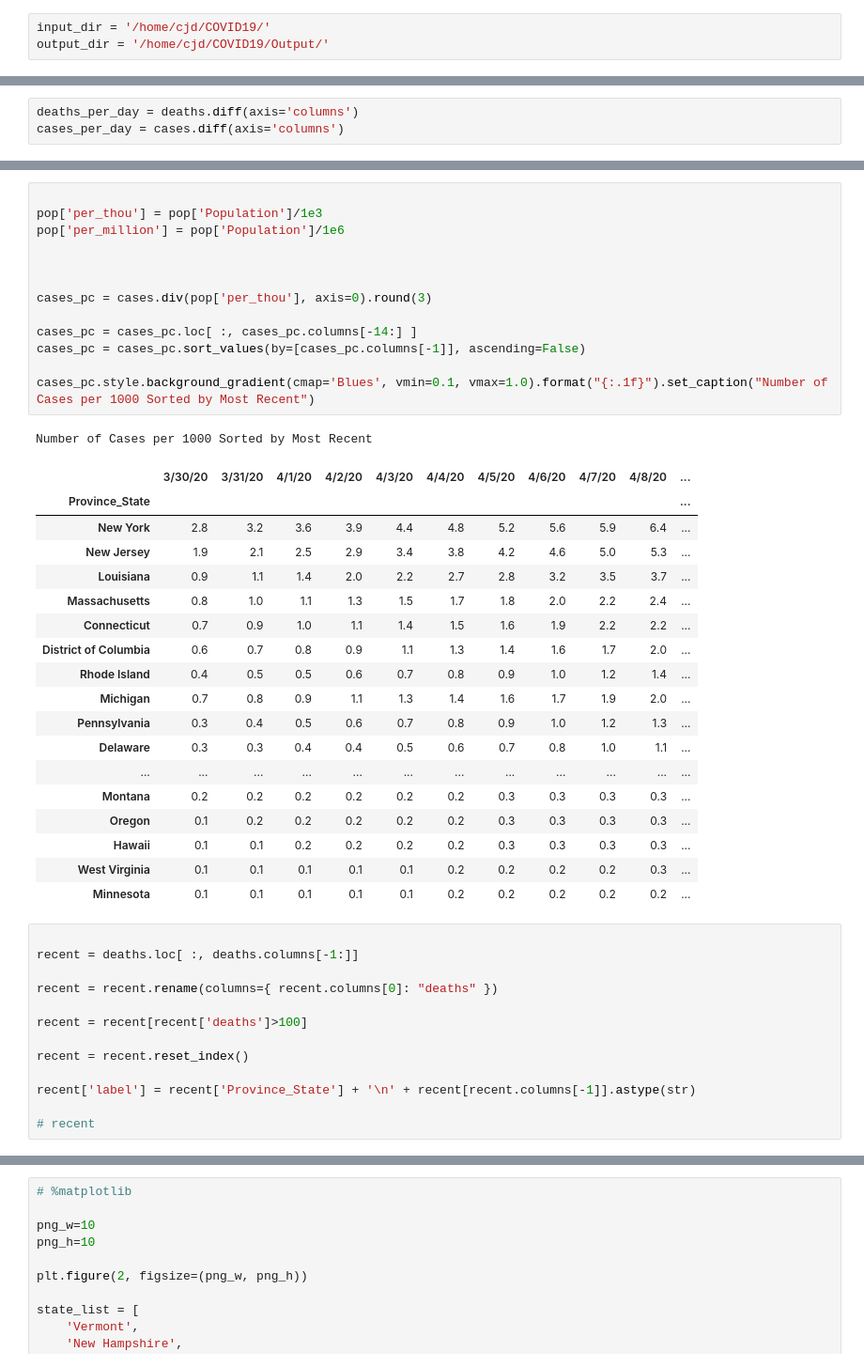
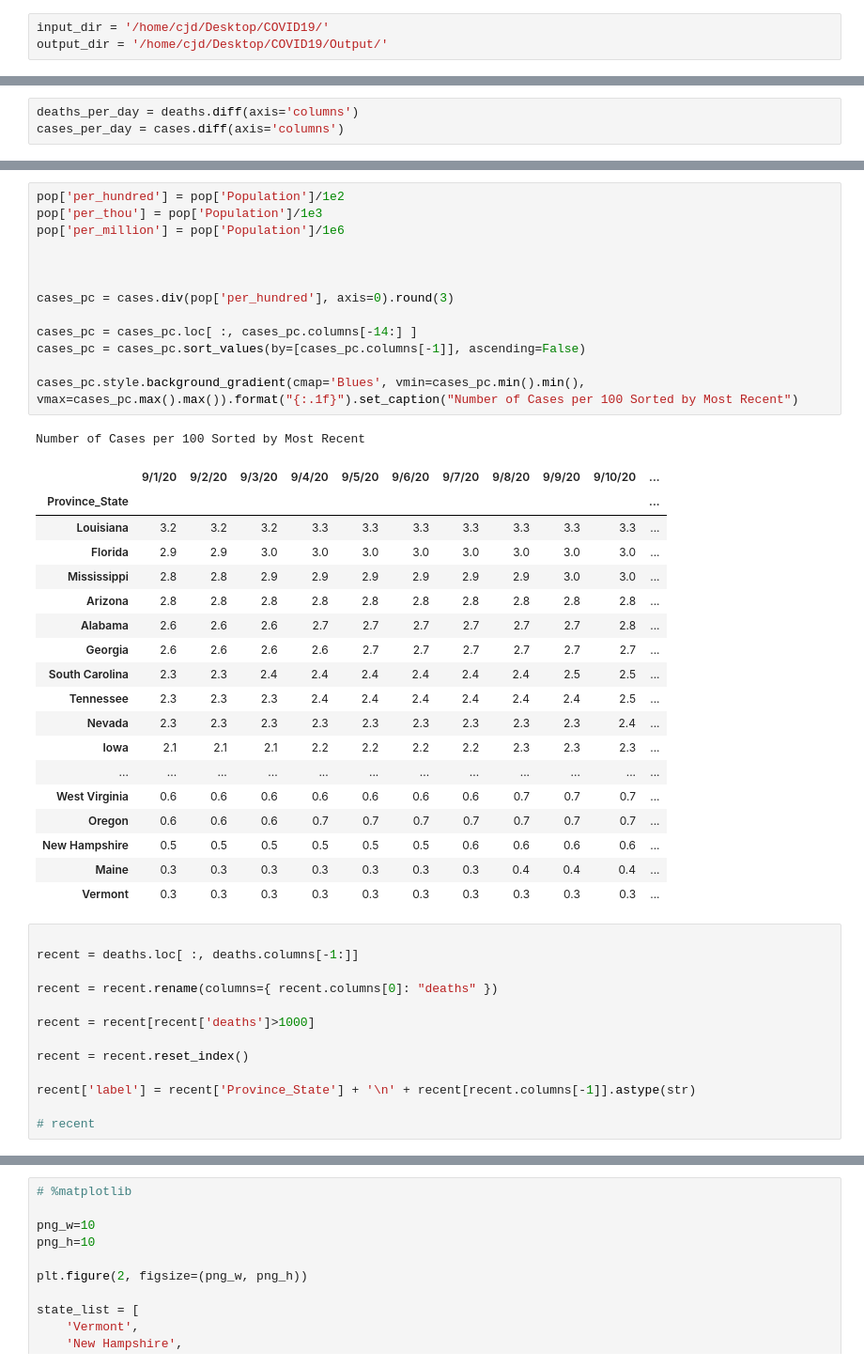
Before and after one commit to caseyjamesdavis/covid19-numbers, a Jupyter notebook: covid 19 numbers US.ipynb, the cells around one changed output, grey strips where cells are left out. Shown: that part at 94% size. Cells and saved outputs as stored; diff of their text form.

```diff
--- a/covid 19 numbers US.ipynb
+++ b/covid 19 numbers US.ipynb
@@ -14,8 +14,8 @@ import squarify
 # from IPython.core.display import display, HTML
 # display(HTML("<style>.container { width:100% !important; }</style>"))
 # %%
-input_dir = '/home/cjd/COVID19/'
-output_dir = '/home/cjd/COVID19/Output/'
+input_dir = '/home/cjd/Desktop/COVID19/'
+output_dir = '/home/cjd/Desktop/COVID19/Output/'
 # %%
 !rm $input_dir/*.csv
 
@@ -203,43 +202,43 @@ Doubling Times for Deaths in [days] Sorted by Most Recent
 # %%
-
+pop['per_hundred'] = pop['Population']/1e2
 pop['per_thou'] = pop['Population']/1e3
 pop['per_million'] = pop['Population']/1e6
 
 
 
-cases_pc = cases.div(pop['per_thou'], axis=0).round(3)
+cases_pc = cases.div(pop['per_hundred'], axis=0).round(3)
 
 cases_pc = cases_pc.loc[ :, cases_pc.columns[-14:] ]
 cases_pc = cases_pc.sort_values(by=[cases_pc.columns[-1]], ascending=False)
 
-cases_pc.style.background_gradient(cmap='Blues', vmin=0.1, vmax=1.0).format("{:.1f}").set_caption("Number of Cases per 1000 Sorted by Most Recent")
+cases_pc.style.background_gradient(cmap='Blues', vmin=cases_pc.min().min(), vmax=cases_pc.max().max()).format("{:.1f}").set_caption("Number of Cases per 100 Sorted by Most Recent")
 # %% [output]
-Number of Cases per 1000 Sorted by Most Recent
+Number of Cases per 100 Sorted by Most Recent
-|  | 3/30/20 | 3/31/20 | 4/1/20 | 4/2/20 | 4/3/20 | 4/4/20 | 4/5/20 | 4/6/20 | 4/7/20 | 4/8/20 | ... |
+|  | 9/1/20 | 9/2/20 | 9/3/20 | 9/4/20 | 9/5/20 | 9/6/20 | 9/7/20 | 9/8/20 | 9/9/20 | 9/10/20 | ... |
 | Province_State |  |  |  |  |  |  |  |  |  |  | ... |
-| New York | 2.8 | 3.2 | 3.6 | 3.9 | 4.4 | 4.8 | 5.2 | 5.6 | 5.9 | 6.4 | ... |
-| New Jersey | 1.9 | 2.1 | 2.5 | 2.9 | 3.4 | 3.8 | 4.2 | 4.6 | 5.0 | 5.3 | ... |
-| Louisiana | 0.9 | 1.1 | 1.4 | 2.0 | 2.2 | 2.7 | 2.8 | 3.2 | 3.5 | 3.7 | ... |
-| Massachusetts | 0.8 | 1.0 | 1.1 | 1.3 | 1.5 | 1.7 | 1.8 | 2.0 | 2.2 | 2.4 | ... |
-| Connecticut | 0.7 | 0.9 | 1.0 | 1.1 | 1.4 | 1.5 | 1.6 | 1.9 | 2.2 | 2.2 | ... |
-| District of Columbia | 0.6 | 0.7 | 0.8 | 0.9 | 1.1 | 1.3 | 1.4 | 1.6 | 1.7 | 2.0 | ... |
-| Rhode Island | 0.4 | 0.5 | 0.5 | 0.6 | 0.7 | 0.8 | 0.9 | 1.0 | 1.2 | 1.4 | ... |
-| Michigan | 0.7 | 0.8 | 0.9 | 1.1 | 1.3 | 1.4 | 1.6 | 1.7 | 1.9 | 2.0 | ... |
-| Pennsylvania | 0.3 | 0.4 | 0.5 | 0.6 | 0.7 | 0.8 | 0.9 | 1.0 | 1.2 | 1.3 | ... |
-| Delaware | 0.3 | 0.3 | 0.4 | 0.4 | 0.5 | 0.6 | 0.7 | 0.8 | 1.0 | 1.1 | ... |
+| Louisiana | 3.2 | 3.2 | 3.2 | 3.3 | 3.3 | 3.3 | 3.3 | 3.3 | 3.3 | 3.3 | ... |
+| Florida | 2.9 | 2.9 | 3.0 | 3.0 | 3.0 | 3.0 | 3.0 | 3.0 | 3.0 | 3.0 | ... |
+| Mississippi | 2.8 | 2.8 | 2.9 | 2.9 | 2.9 | 2.9 | 2.9 | 2.9 | 3.0 | 3.0 | ... |
+| Arizona | 2.8 | 2.8 | 2.8 | 2.8 | 2.8 | 2.8 | 2.8 | 2.8 | 2.8 | 2.8 | ... |
+| Alabama | 2.6 | 2.6 | 2.6 | 2.7 | 2.7 | 2.7 | 2.7 | 2.7 | 2.7 | 2.8 | ... |
+| Georgia | 2.6 | 2.6 | 2.6 | 2.6 | 2.7 | 2.7 | 2.7 | 2.7 | 2.7 | 2.7 | ... |
+| South Carolina | 2.3 | 2.3 | 2.4 | 2.4 | 2.4 | 2.4 | 2.4 | 2.4 | 2.5 | 2.5 | ... |
+| Tennessee | 2.3 | 2.3 | 2.3 | 2.4 | 2.4 | 2.4 | 2.4 | 2.4 | 2.4 | 2.5 | ... |
+| Nevada | 2.3 | 2.3 | 2.3 | 2.3 | 2.3 | 2.3 | 2.3 | 2.3 | 2.3 | 2.4 | ... |
+| Iowa | 2.1 | 2.1 | 2.1 | 2.2 | 2.2 | 2.2 | 2.2 | 2.3 | 2.3 | 2.3 | ... |
 | ... | ... | ... | ... | ... | ... | ... | ... | ... | ... | ... | ... |
-| Montana | 0.2 | 0.2 | 0.2 | 0.2 | 0.2 | 0.2 | 0.3 | 0.3 | 0.3 | 0.3 | ... |
-| Oregon | 0.1 | 0.2 | 0.2 | 0.2 | 0.2 | 0.2 | 0.3 | 0.3 | 0.3 | 0.3 | ... |
-| Hawaii | 0.1 | 0.1 | 0.2 | 0.2 | 0.2 | 0.2 | 0.3 | 0.3 | 0.3 | 0.3 | ... |
-| West Virginia | 0.1 | 0.1 | 0.1 | 0.1 | 0.1 | 0.2 | 0.2 | 0.2 | 0.2 | 0.3 | ... |
-| Minnesota | 0.1 | 0.1 | 0.1 | 0.1 | 0.1 | 0.2 | 0.2 | 0.2 | 0.2 | 0.2 | ... |
+| West Virginia | 0.6 | 0.6 | 0.6 | 0.6 | 0.6 | 0.6 | 0.6 | 0.7 | 0.7 | 0.7 | ... |
+| Oregon | 0.6 | 0.6 | 0.6 | 0.7 | 0.7 | 0.7 | 0.7 | 0.7 | 0.7 | 0.7 | ... |
+| New Hampshire | 0.5 | 0.5 | 0.5 | 0.5 | 0.5 | 0.5 | 0.6 | 0.6 | 0.6 | 0.6 | ... |
+| Maine | 0.3 | 0.3 | 0.3 | 0.3 | 0.3 | 0.3 | 0.3 | 0.4 | 0.4 | 0.4 | ... |
+| Vermont | 0.3 | 0.3 | 0.3 | 0.3 | 0.3 | 0.3 | 0.3 | 0.3 | 0.3 | 0.3 | ... |
 # %%
 
 recent = deaths.loc[ :, deaths.columns[-1:]]
 
 recent = recent.rename(columns={ recent.columns[0]: "deaths" })
 
-recent = recent[recent['deaths']>100]
+recent = recent[recent['deaths']>1000]
 
 recent = recent.reset_index()
 
```
Also changed, not shown: parts of 8 cells of this notebook, 1 other file.
